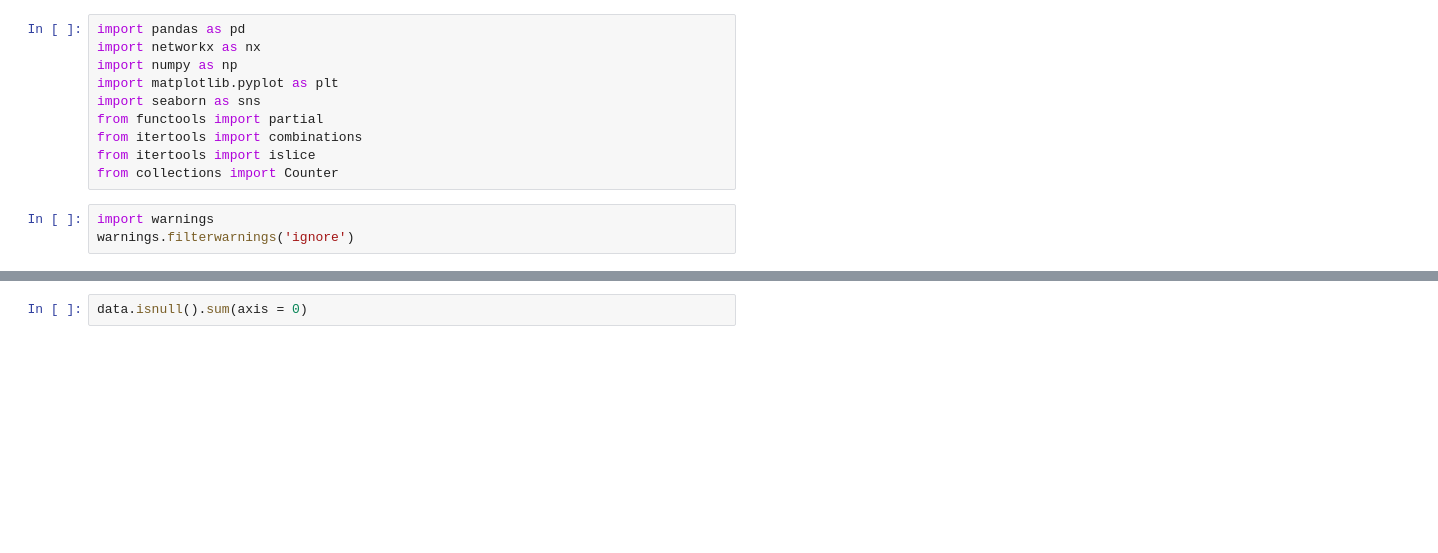
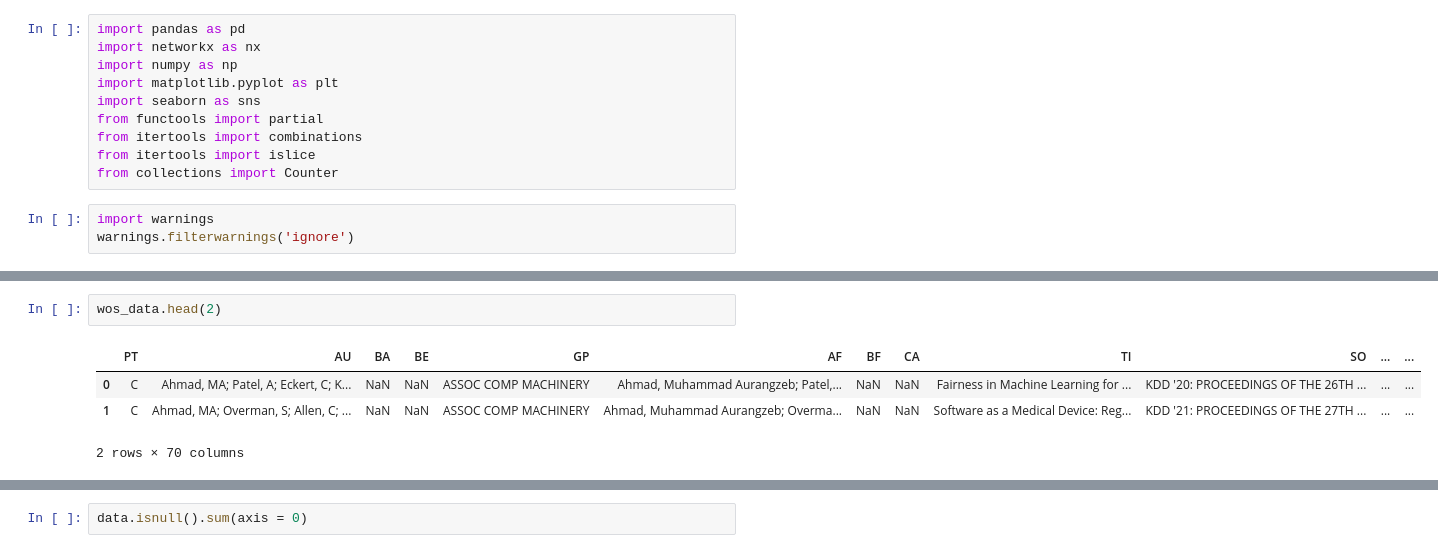
Before and after one commit to marymlucas/co-authorship-sna, a Jupyter notebook: project_SCOPUS1.ipynb, the cells around one changed output, grey strips where cells are left out. Cells and saved outputs as stored; diff of their text form; blank space fills up the shorter version.

```diff
--- a/project_SCOPUS1.ipynb
+++ b/project_SCOPUS1.ipynb
@@ -25,0 +46,7 @@ warnings.filterwarnings('ignore')
+# %%
+wos_data.head(2)
+# %% [output]
+|  | PT | AU | BA | BE | GP | AF | BF | CA | TI | SO | ... | ... |
+| 0 | C | Ahmad, MA; Patel, A; Eckert, C; K... | NaN | NaN | ASSOC COMP MACHINERY | Ahmad, Muhammad Aurangzeb; Patel,... | NaN | NaN | Fairness in Machine Learning for ... | KDD '20: PROCEEDINGS OF THE 26TH ... | ... | ... |
+| 1 | C | Ahmad, MA; Overman, S; Allen, C; ... | NaN | NaN | ASSOC COMP MACHINERY | Ahmad, Muhammad Aurangzeb; Overma... | NaN | NaN | Software as a Medical Device: Reg... | KDD '21: PROCEEDINGS OF THE 27TH ... | ... | ... |
+2 rows × 70 columns
```
Also changed, not shown: parts of 88 cells of this notebook, 8 other files.
